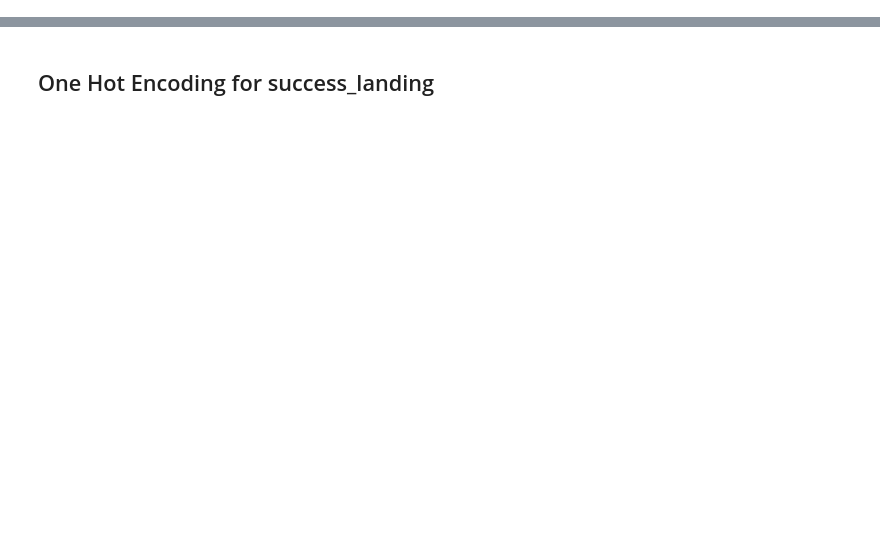
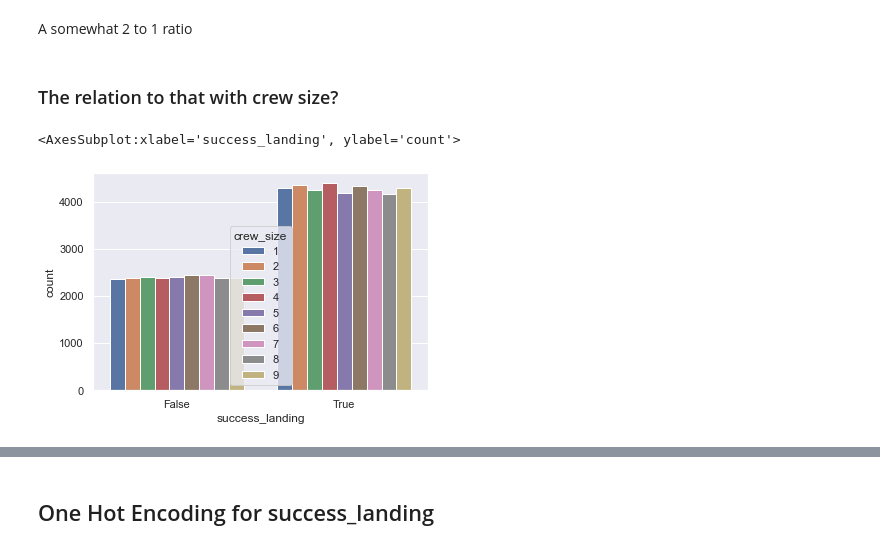
Before and after one commit to edimarvalentin/ML_Hackathon_CS_2023, a Jupyter notebook: Beginner Challenge - Sucess Landing.ipynb, the cells around one changed output, grey strips where cells are left out. Drawn from its saved outputs; the diff is of its cells as text; code cells hidden in the pictures; blank space fills up the shorter version.

```diff
--- a/Beginner Challenge - Sucess Landing.ipynb
+++ b/Beginner Challenge - Sucess Landing.ipynb
@@ -33,0 +70,9 @@ flights.head(5)
+# %% [markdown]
+A somewhat 2 to 1 ratio
+# %% [markdown]
+### The relation to that with crew size?
+# %%
+sns.countplot(x='success_landing',hue='crew_size',data=flights)
+# %% [output]
+<AxesSubplot:xlabel='success_landing', ylabel='count'>
+[figure, added]
```
Also changed, not shown: parts of 84 cells of this notebook.
